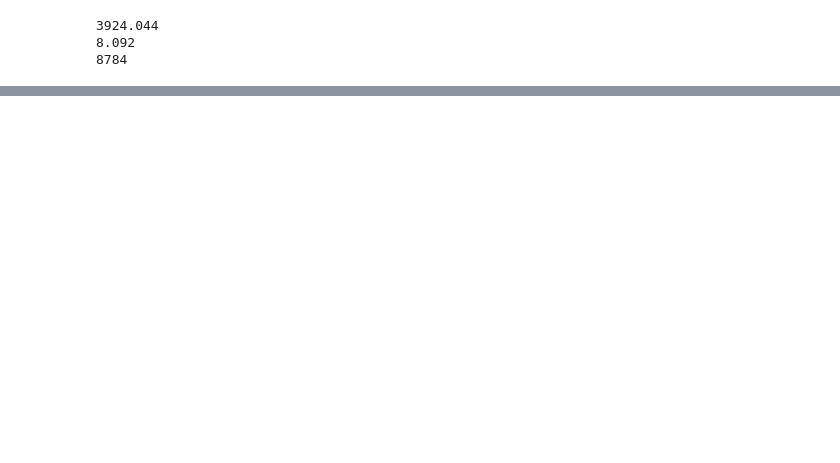
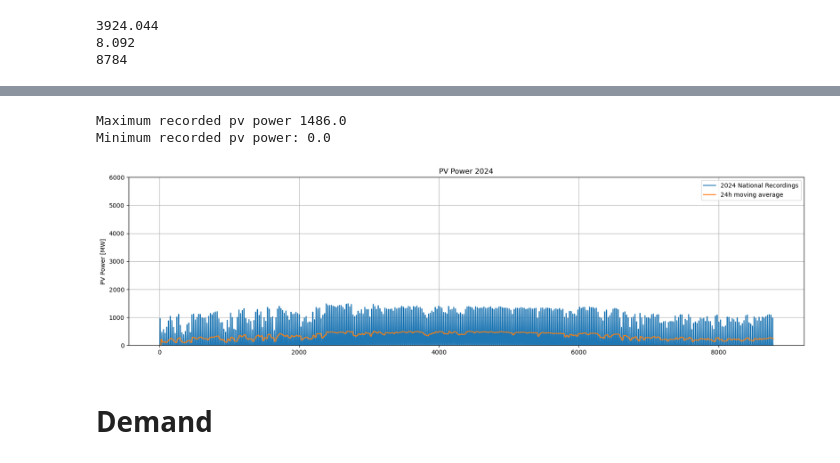
Before and after one commit to avaveriksen/ireland-grid-project, a Jupyter notebook: time-series-analysis/time-series-analysis.ipynb, the cells around one changed output, grey strips where cells are left out. Saved outputs shown, nothing was run; the diff lists cells and outputs as text; code cells hidden in the pictures; blank space fills up the shorter version.

```diff
--- a/time-series-analysis/time-series-analysis.ipynb
+++ b/time-series-analysis/time-series-analysis.ipynb
@@ -106,0 +97,3 @@ Name: National, Length: 8784, dtype: object
+# %%
+df_pv = pd.read_csv("ninja-pv-country-ES-national-merra2.csv", comment='#', header=None)
+df_pv.head()
@@ -106,0 +107,5 @@ Name: National, Length: 8784, dtype: object
+# %%
+
+for i in range(3):
+    print(df_pv.iloc[i, 0])
+    print("\n")
@@ -106,0 +120,6 @@ Name: National, Length: 8784, dtype: object
+# %%
+pv_capacity = 2000
+pv_header = ['time', 'national']
+df_pv.columns = pv_header
+df_pv = df_pv.iloc[-366*24:, :]
+df_pv.head()
@@ -106,0 +133,24 @@ Name: National, Length: 8784, dtype: object
+# %%
+pv_power = np.array(df_pv['national'].astype('float').tolist()) * pv_capacity
+mvavg_pv = np.zeros(len(pv_power))
+for i in range(a, len(pv_power)):
+    mvavg_pv[i] = sum(pv_power[i-a: i]) / a
+
+plt.figure(figsize=(20, 5))
+plt.plot(pv_power)
+plt.plot(mvavg_pv)
+plt.legend(['2024 National Recordings', '24h moving average'])
+plt.title('PV Power 2024')
+plt.ylabel('PV Power [MW]')
+plt.ylim([0, 6000])
+plt.grid(True)
+plt.savefig("pv-power.png", format='png', facecolor='w', dpi=300, bbox_inches='tight', edgecolor='k')
+
+print("Maximum recorded pv power", max(pv_power))
+print("Minimum recorded pv power:", min(pv_power))
+# %% [output]
+Maximum recorded pv power 1486.0
+Minimum recorded pv power: 0.0
+[figure, added]
+# %% [markdown]
+# Demand
```
Also changed, not shown: parts of 16 cells of this notebook.
